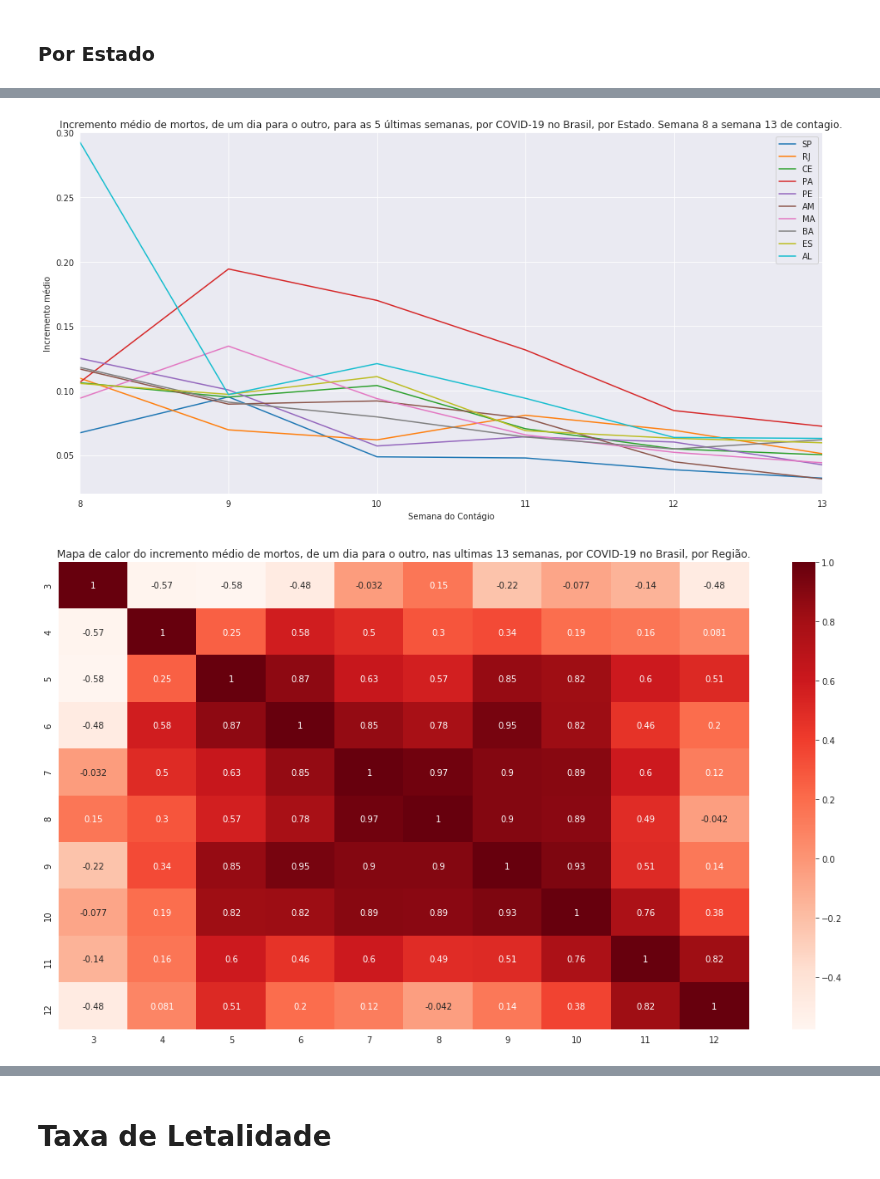
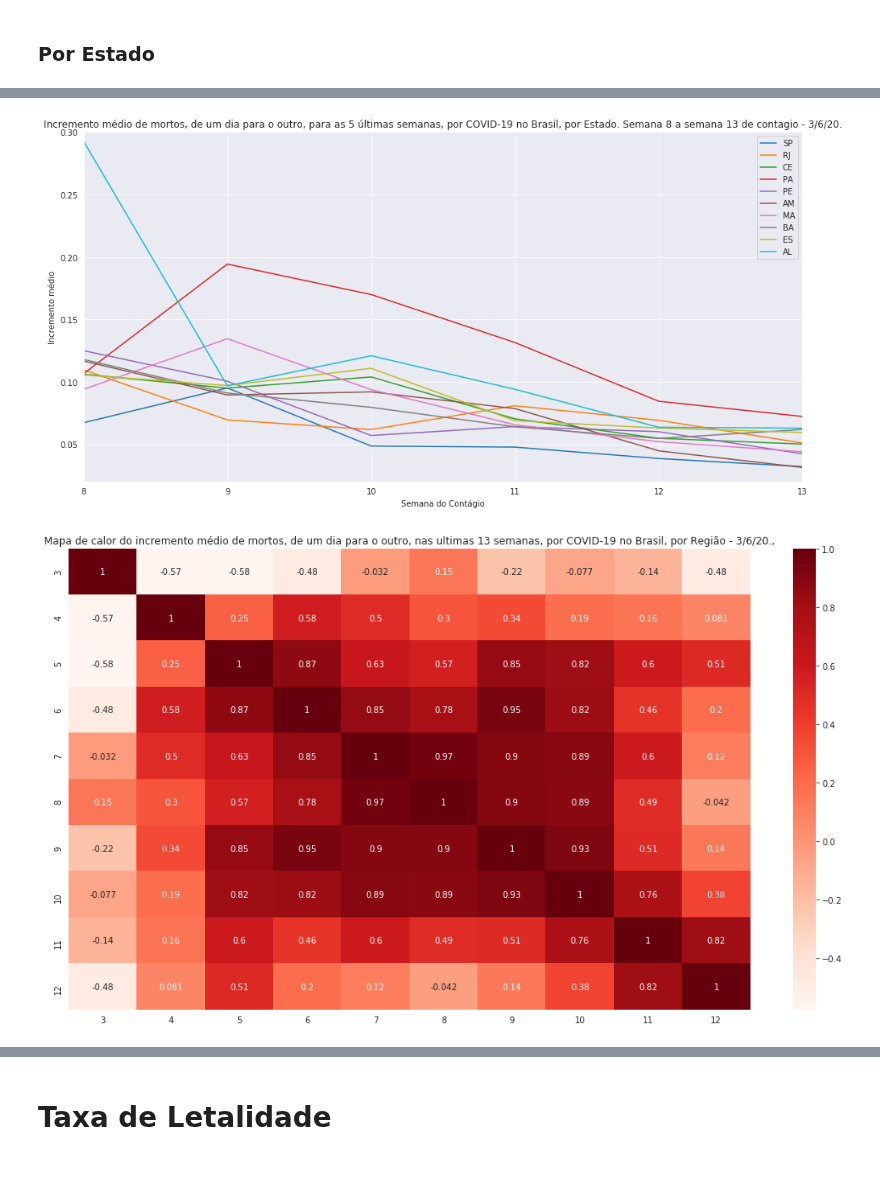
Before and after one commit to Manuelfjr/Covid19, a Jupyter notebook: brazil/brazilcode.ipynb, the cells around one changed output, grey strips where cells are left out. Saved outputs shown, nothing was run; the diff lists cells and outputs as text; code cells hidden in the pictures.

```diff
--- a/brazil/brazilcode.ipynb
+++ b/brazil/brazilcode.ipynb
@@ -42,7 +48,7 @@ regionbrdeaths.columns.name = 'Regiao'
 # %% [markdown]
 # Gráficos
 # %%
-date, days, weeks, n_weeks, n = '1/6', 30, 5, 13, 10
+date, days, weeks, n_weeks, n = statebrconfirm.iloc[statebrconfirm.shape[0]-1,:].name, 30, 5, 13, 10
 # %% [markdown]
 ## Confirmados Brasil (Acumulados)
 # %% [markdown]
@@ -286,18 +288,18 @@ for i in maxdeathsstate.index:
   ax.set_ylim(0.02,0.3)
 plt.xlabel('Semana do Contágio')
 plt.ylabel('Incremento médio')
-plt.title('Incremento médio de mortos, de um dia para o outro, para as {} últimas semanas, por COVID-19 no Brasil, por Estado. Semana {} a semana {} de contagio.'.format(weeks,n_weeks - weeks,n_weeks))
+plt.title('Incremento médio de mortos, de um dia para o outro, para as {} últimas semanas, por COVID-19 no Brasil, por Estado. Semana {} a semana {} de contagio - {}'.format(weeks,n_weeks - weeks,n_weeks, date + '/20' + '.'))
 plt.legend()
 plt.savefig('deathsrateweeksstate.png')
 # %% [output]
-[figure, old version]
+[figure, new version]
 # %%
 plt.figure(figsize=(18,10))
 sns.heatmap(idmeandeathsregion.T.corr().loc[range(3,n_weeks),range(3,n_weeks)],cmap='Reds',annot=True)
-plt.title('Mapa de calor do incremento médio de mortos, de um dia para o outro, nas ultimas {} semanas, por COVID-19 no Brasil, por Região.'.format(n_weeks))
+plt.title('Mapa de calor do incremento médio de mortos, de um dia para o outro, nas ultimas {} semanas, por COVID-19 no Brasil, por Região - {}'.format(n_weeks,date + '/20' + '.,'))
 plt.savefig('heatmapregionweeksdeathscorr.png')
 # %% [output]
-[figure, old version]
+[figure, new version]
 # %%
 plt.figure(figsize=(18,10))
 sns.heatmap(idmeandeathsregion.corr(),cmap='Reds',annot=True)
```
Also changed, not shown: parts of 16 cells of this notebook, 28 other files.
